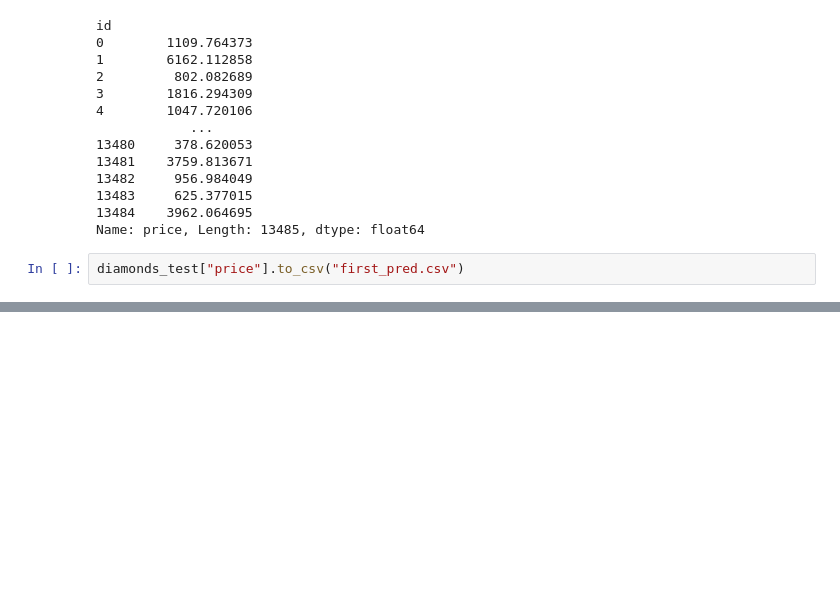
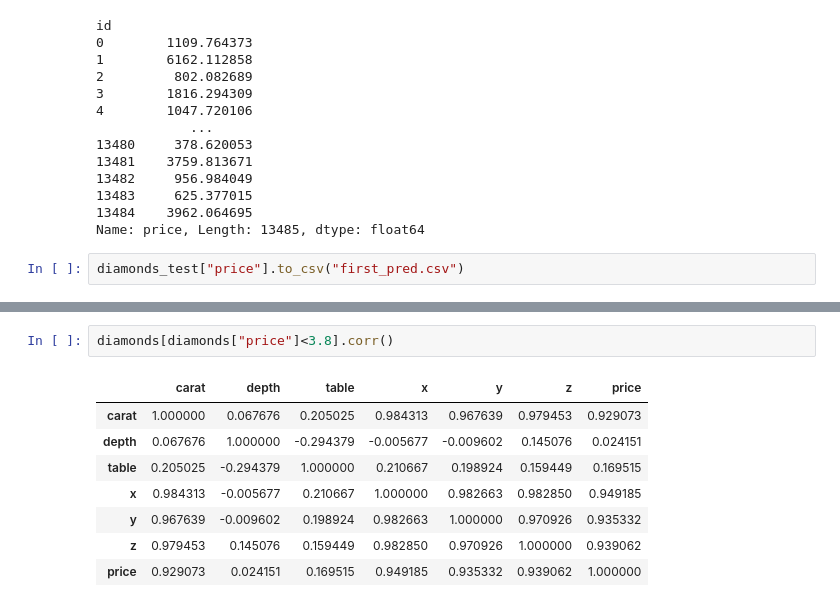
Before and after one commit to nachordo/kaggle-competition, a Jupyter notebook: data-exploration.ipynb, the cells around one changed output, grey strips where cells are left out. Saved outputs shown, nothing was run; the diff lists cells and outputs as text; blank space fills up the shorter version.

```diff
--- a/data-exploration.ipynb
+++ b/data-exploration.ipynb
@@ -426,0 +419,11 @@ diamonds_test["price"].to_csv("first_pred.csv")
+# %%
+diamonds[diamonds["price"]<3.8].corr()
+# %% [output]
+|  | carat | depth | table | x | y | z | price |
+| carat | 1.000000 | 0.067676 | 0.205025 | 0.984313 | 0.967639 | 0.979453 | 0.929073 |
+| depth | 0.067676 | 1.000000 | -0.294379 | -0.005677 | -0.009602 | 0.145076 | 0.024151 |
+| table | 0.205025 | -0.294379 | 1.000000 | 0.210667 | 0.198924 | 0.159449 | 0.169515 |
+| x | 0.984313 | -0.005677 | 0.210667 | 1.000000 | 0.982663 | 0.982850 | 0.949185 |
+| y | 0.967639 | -0.009602 | 0.198924 | 0.982663 | 1.000000 | 0.970926 | 0.935332 |
+| z | 0.979453 | 0.145076 | 0.159449 | 0.982850 | 0.970926 | 1.000000 | 0.939062 |
+| price | 0.929073 | 0.024151 | 0.169515 | 0.949185 | 0.935332 | 0.939062 | 1.000000 |
```
Also changed, not shown: parts of 7 cells of this notebook, 3 other files.
